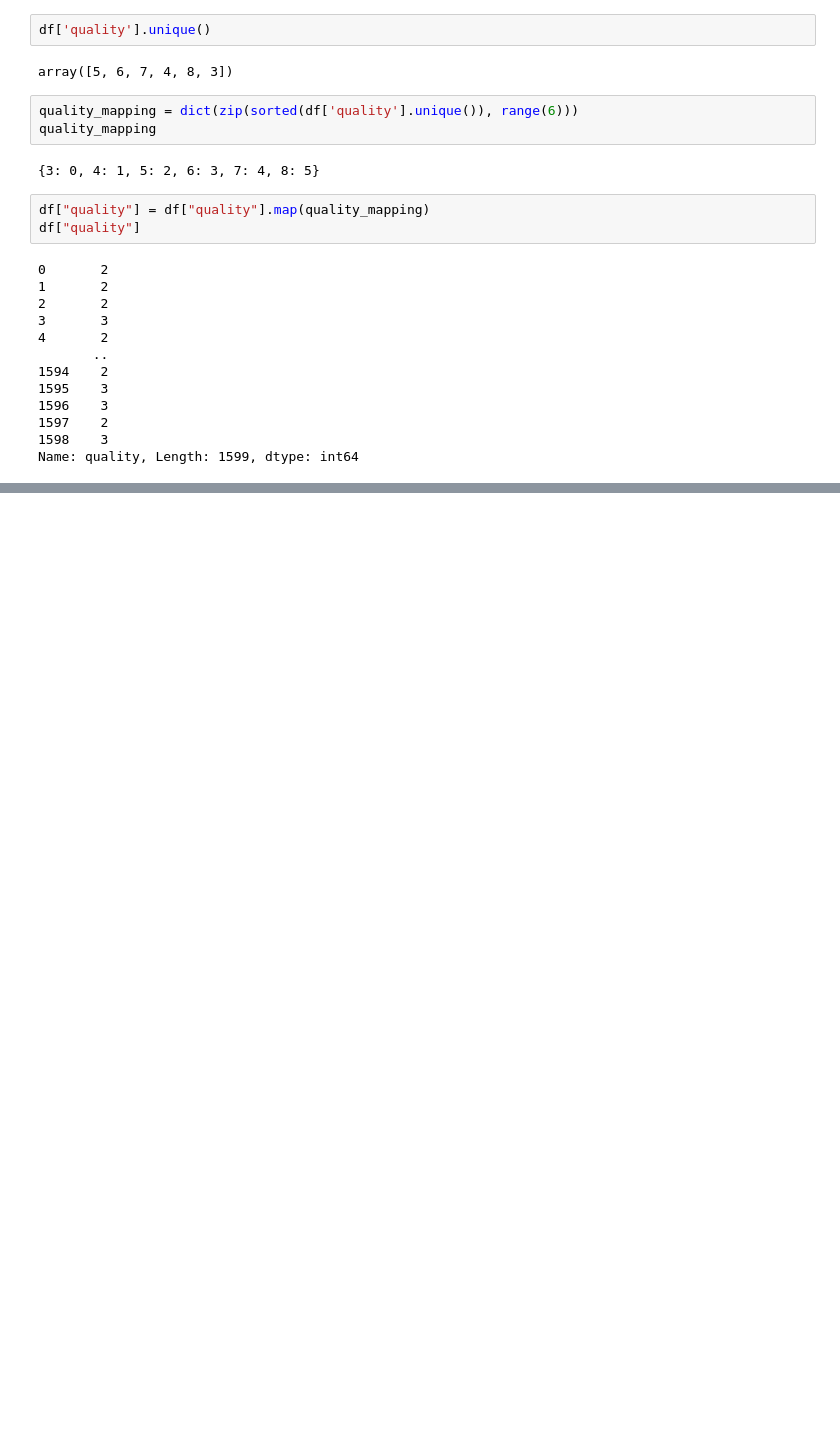
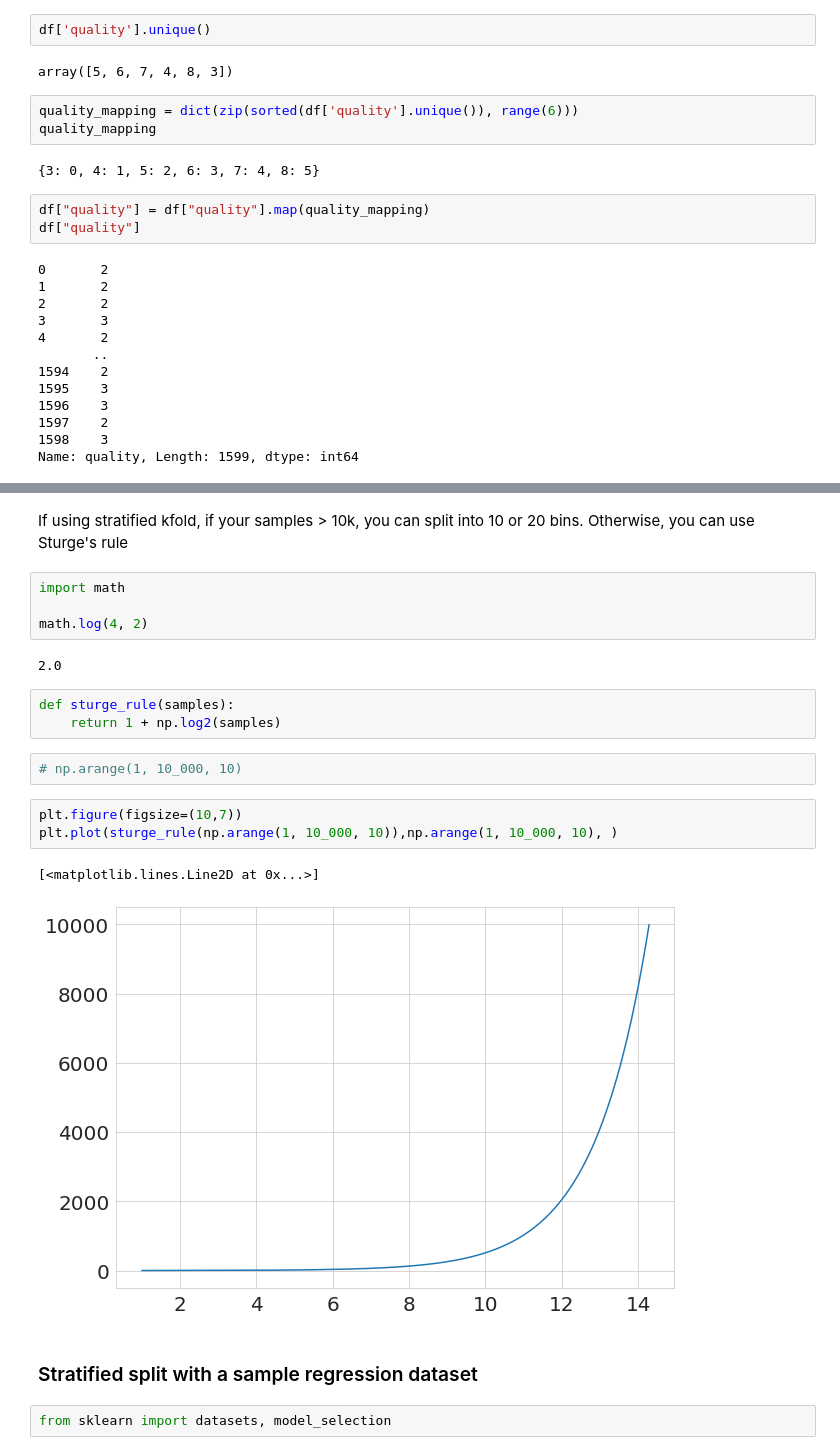
Before and after one commit to niazangels/AAAMLP, a Jupyter notebook: 00_supervised_and_unsupervised.ipynb, the cells around one changed output, grey strips where cells are left out. Cells and saved outputs as stored; diff of their text form; blank space fills up the shorter version.

```diff
--- a/00_supervised_and_unsupervised.ipynb
+++ b/00_supervised_and_unsupervised.ipynb
@@ -111,0 +325,23 @@ Name: quality, Length: 1599, dtype: int64
+# %% [markdown]
+If using stratified kfold, if your samples > 10k, you can split into 10 or 20 bins. Otherwise, you can use Sturge's rule
+# %%
+import math
+
+math.log(4, 2)
+# %% [output]
+2.0
+# %%
+def sturge_rule(samples):
+    return 1 + np.log2(samples)
+# %%
+# np.arange(1, 10_000, 10)
+# %%
+plt.figure(figsize=(10,7))
+plt.plot(sturge_rule(np.arange(1, 10_000, 10)),np.arange(1, 10_000, 10), )
+# %% [output]
+[<matplotlib.lines.Line2D at 0x...>]
+[figure, added]
+# %% [markdown]
+### Stratified split with a sample regression dataset
+# %%
+from sklearn import datasets, model_selection
```
Also changed, not shown: parts of 52 cells of this notebook.
